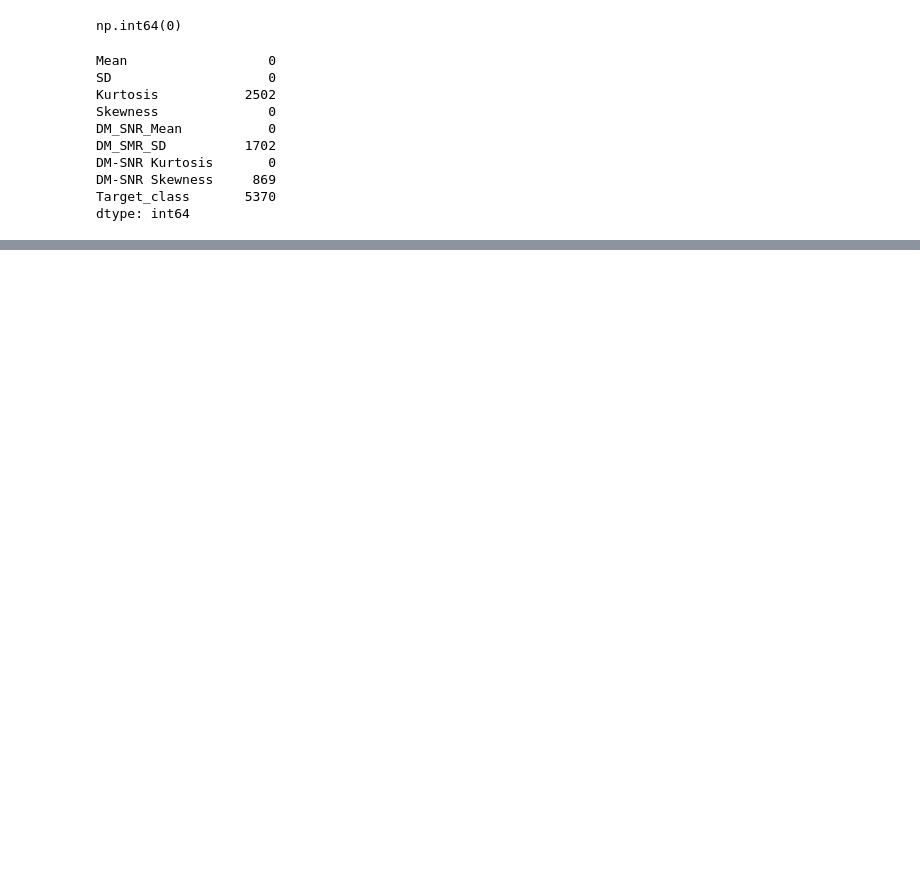
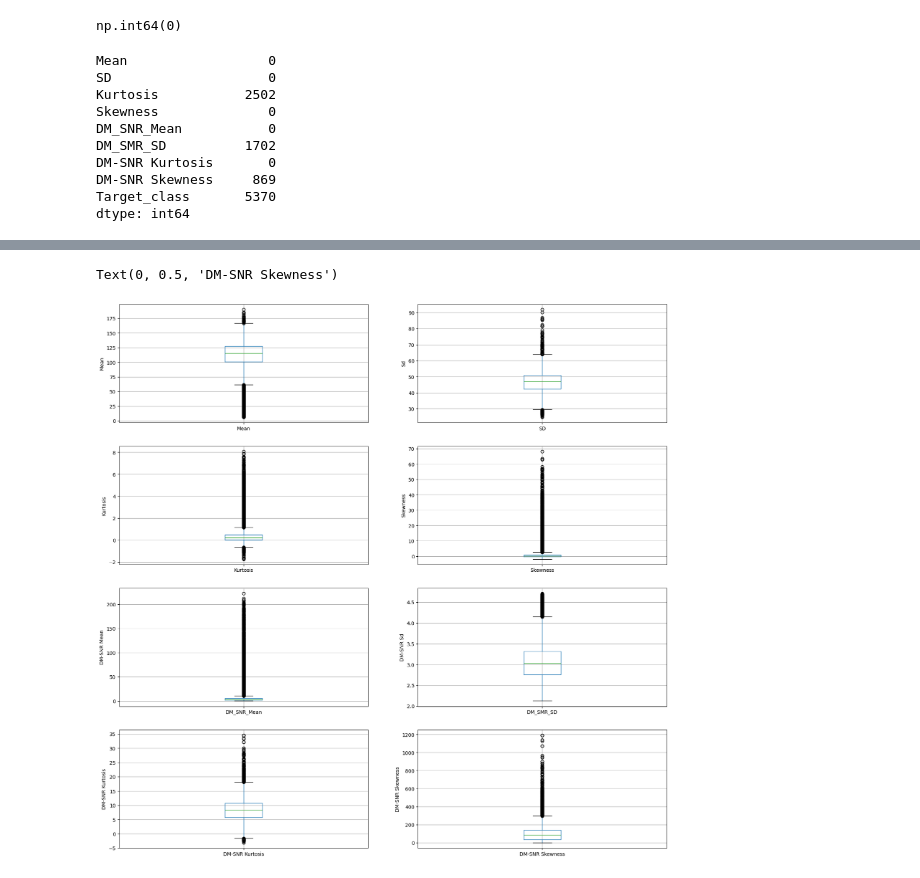
Before and after one commit to BinaryWhizz/Machine-Learning, a Jupyter notebook: Machine Learning 06/01.ipynb, the cells around one changed output, grey strips where cells are left out. Saved outputs shown, nothing was run; the diff lists cells and outputs as text; code cells hidden in the pictures; blank space fills up the shorter version.

```diff
--- a/Machine Learning 06/01.ipynb
+++ b/Machine Learning 06/01.ipynb
@@ -151,0 +276,4 @@ dtype: int64
+# %%
+#handling missing values in Target_class column using drop rows
+
+df.dropna(subset=['Target_class'], inplace=True)
@@ -151,0 +309,56 @@ dtype: int64
+# %%
+# draw boxplots to visualize outliers
+
+plt.figure(figsize=(20,20))
+
+
+plt.subplot(4, 2, 1)
+fig = df.boxplot(column='Mean')
+fig.set_title('')
+fig.set_ylabel('Mean')
+
+
+plt.subplot(4, 2, 2)
+fig = df.boxplot(column='SD')
+fig.set_title('')
+fig.set_ylabel('Sd')
+
+
+
+plt.subplot(4,2,3)
+fig=df.boxplot(column='Kurtosis')
+fig.set_title("")
+fig.set_ylabel('Kurtosis')
+
+
+plt.subplot(4, 2, 4)
+fig = df.boxplot(column='Skewness')
+fig.set_title('')
+fig.set_ylabel('Skewness')
+
+
+plt.subplot(4, 2, 5)
+fig = df.boxplot(column='DM_SNR_Mean')
+fig.set_title('')
+fig.set_ylabel('DM-SNR Mean')
+
+
+plt.subplot(4, 2, 6)
+fig = df.boxplot(column='DM_SMR_SD')
+fig.set_title('')
+fig.set_ylabel('DM-SNR Sd')
+
+
+plt.subplot(4, 2, 7)
+fig = df.boxplot(column='DM-SNR Kurtosis')
+fig.set_title('')
+fig.set_ylabel('DM-SNR Kurtosis')
+
+
+plt.subplot(4, 2, 8)
+fig = df.boxplot(column='DM-SNR Skewness')
+fig.set_title('')
+fig.set_ylabel('DM-SNR Skewness')
+# %% [output]
+Text(0, 0.5, 'DM-SNR Skewness')
+[figure, added]
```
Also changed, not shown: parts of 16 cells of this notebook.
